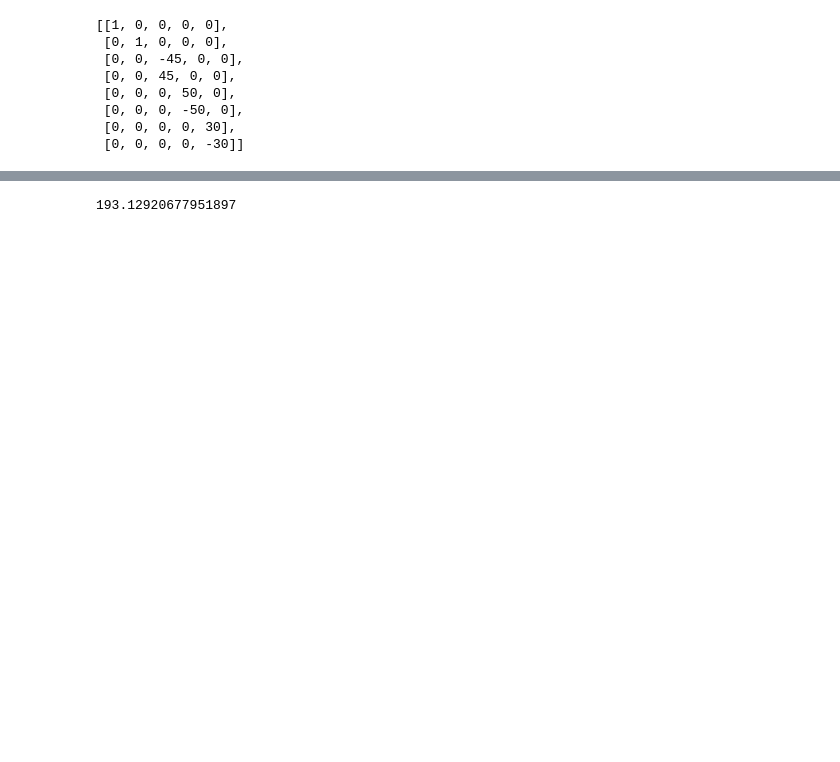
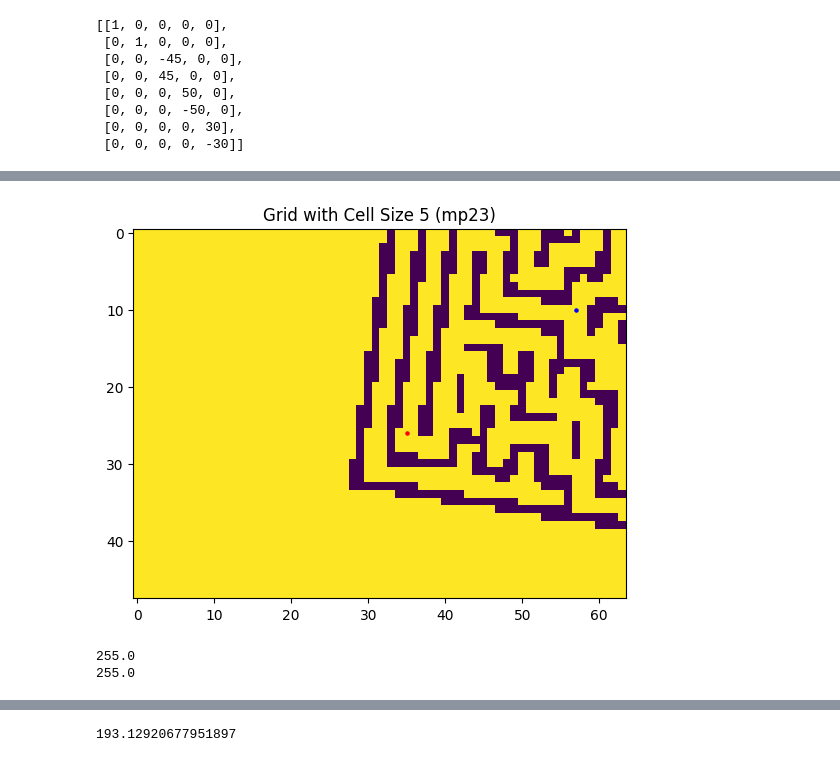
Before and after one commit to Dart-ilder/GoSlayer, a Jupyter notebook: notebooks/walker.ipynb, the cells around one changed output, grey strips where cells are left out. Drawn from its saved outputs; the diff is of its cells as text; code cells hidden in the pictures; blank space fills up the shorter version.

```diff
--- a/notebooks/walker.ipynb
+++ b/notebooks/walker.ipynb
@@ -136,0 +152,17 @@ game.close()
+# %%
+
+
+
+plt.imshow(mp23)
+plt.title("Grid with Cell Size 5 (mp23)")
+plt.scatter(35, 26, color='red', s=5)  # Add a red dot at (10, 20)
+plt.scatter(57, 10, color='blue', s=5)  # Add a red dot at (10, 20)
+
+
+plt.show()
+print(mp3[35][26])
+print(mp3[10][59])
+# %% [output]
+[figure, added]
+255.0
+255.0
```
Also changed, not shown: parts of 5 cells of this notebook, 2 other files.
